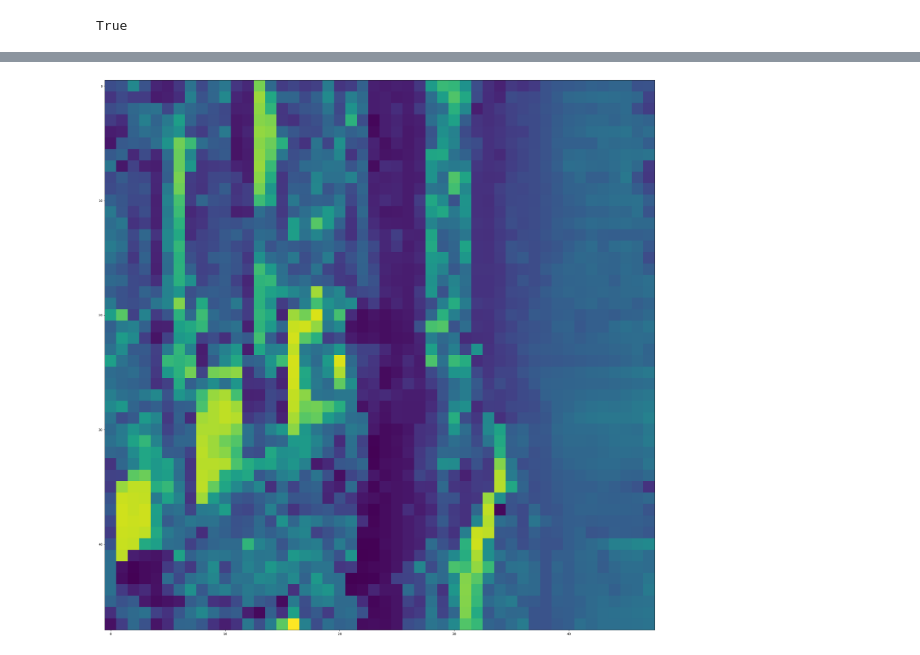
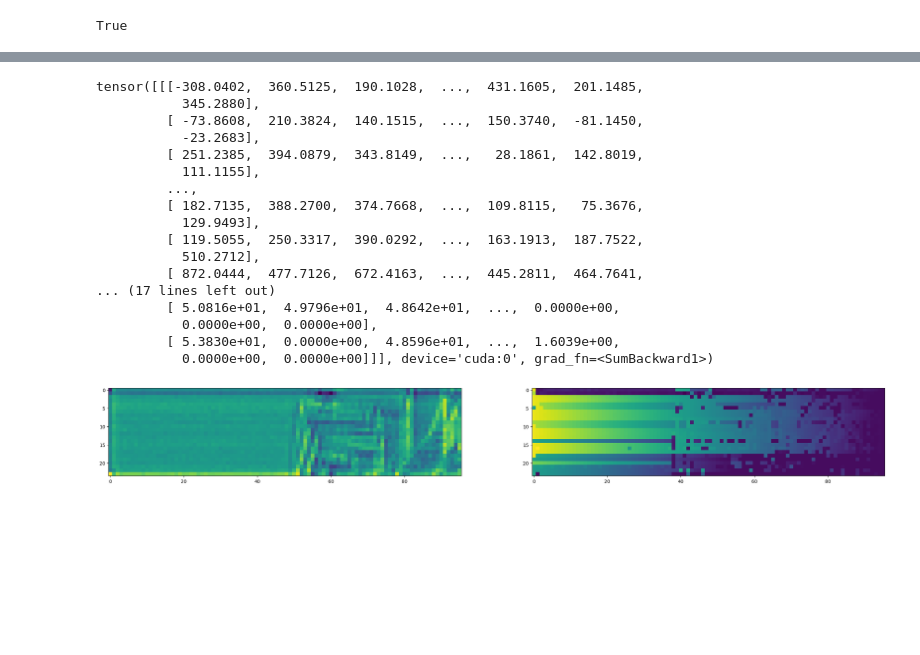
Before and after one commit to liu-yii/StereoSRTransformer, a Jupyter notebook: feat_vis.ipynb, the cells around one changed output, grey strips where cells are left out. Drawn from its saved outputs; the diff is of its cells as text; code cells hidden in the pictures; blank space fills up the shorter version.

```diff
--- a/feat_vis.ipynb
+++ b/feat_vis.ipynb
@@ -206,19 +346,52 @@ torch.Size([48, 48, 48])
 # %%
 h,w,w = M_left_to_right.shape
 index = torch.arange(w).view(1, 1, 1, w).to(M_right_to_left.device).float()    # index: 1*1*1*w
-disp1 = torch.sum(M_right_to_left * index, dim=-1).view( 1, h, w) # x axis of the corresponding point
-disp2 = torch.sum(M_left_to_right * index, dim=-1).view( 1, h, w)
-
+disp1 = torch.sum(M_right_to_left * index, dim=-1).view(1, h, w) # x axis of the corresponding point
+#  disp2 = torch.sum(M_left_to_right * index, dim=-1).view(1, h, w)
+print(disp1)
+pos_shift = gen_pos_shift(96, 'cuda')
+print(pos_shift)
+disp2,norm = gen_raw_disp(M_left_to_right.unsqueeze(0), pos_shift)
+disp2 = disp2
+print(disp2)
 
 # disp = disp.squeeze(0)
 gray_scale = torch.sum(disp1,0)
 gray_scale = gray_scale /disp1.shape[0]  # torch.Size([64, 112, 112]) —> torch.Size([112, 112])   从彩色图片变为黑白图片  压缩64个颜色通道维度，否则feature map太多张
 gray_scale = gray_scale.data.cpu().numpy()
 
+gray_scale2 = torch.sum(disp2,0)
+gray_scale2 = gray_scale2 /disp2.shape[0]  # torch.Size([64, 112, 112]) —> torch.Size([112, 112])   从彩色图片变为黑白图片  压缩64个颜色通道维度，否则feature map太多张
+gray_scale2 = gray_scale2.data.cpu().numpy()
 
-fig = plt.figure(figsize=(30, 50))
+
+fig = plt.figure(1, figsize=(30, 50))
+plt.subplot(1,2,1)
 img_plot = plt.imshow(gray_scale)
+fig2 = plt.figure(1, figsize=(30, 50))
+plt.subplot(1,2,2)
+img_plot2 = plt.imshow(gray_scale2)
+# fig3 = plt.figure(1, figsize=(30, 50))
+# plt.subplot(1,3,3)
+# img_plot2 = plt.imshow(feat_right_pca)
 # cv2.imwrite('heat_map.jpg', blended_img)  # 将图像保存到硬盘
 plt.savefig('vis/disp.jpg', bbox_inches='tight')  # 若不加bbox_inches='tight'，保存的图片可能不完整
 # %% [output]
+tensor([[[-308.0402,  360.5125,  190.1028,  ...,  431.1605,  201.1485,
+           345.2880],
+         [ -73.8608,  210.3824,  140.1515,  ...,  150.3740,  -81.1450,
+           -23.2683],
+         [ 251.2385,  394.0879,  343.8149,  ...,   28.1861,  142.8019,
+           111.1155],
+         ...,
+         [ 182.7135,  388.2700,  374.7668,  ...,  109.8115,   75.3676,
+           129.9493],
+         [ 119.5055,  250.3317,  390.0292,  ...,  163.1913,  187.7522,
+           510.2712],
+         [ 872.0444,  477.7126,  672.4163,  ...,  445.2811,  464.7641,
+... (17 lines left out)
+         [ 5.0816e+01,  4.9796e+01,  4.8642e+01,  ...,  0.0000e+00,
+           0.0000e+00,  0.0000e+00],
+         [ 5.3830e+01,  0.0000e+00,  4.8596e+01,  ...,  1.6039e+00,
+           0.0000e+00,  0.0000e+00]]], device='cuda:0', grad_fn=<SumBackward1>)
-[figure, old version]
+[figure, new version]
```
Also changed, not shown: parts of 13 cells of this notebook, 52 other files.
